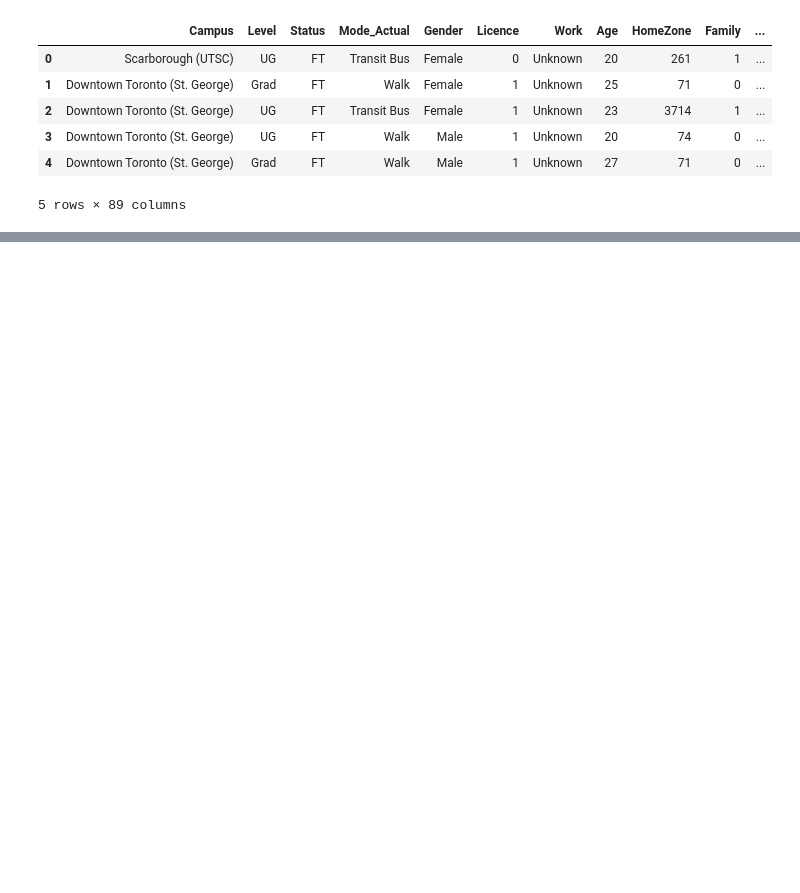
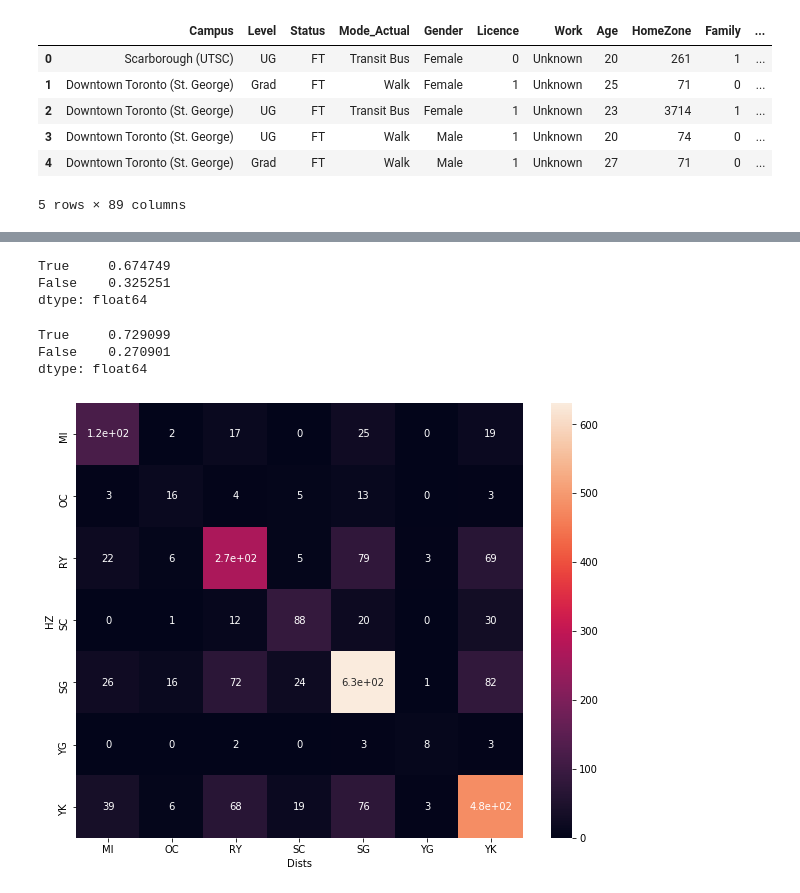
Before and after one commit to gonzaloMS-2000/PORPOS-TMG, a Jupyter notebook: Random_Forest/RF_Predictions.ipynb, the cells around one changed output, grey strips where cells are left out. Saved outputs shown, nothing was run; the diff lists cells and outputs as text; code cells hidden in the pictures; blank space fills up the shorter version.

Commit message:
Dist predictions

```diff
--- a/Random_Forest/RF_Predictions.ipynb
+++ b/Random_Forest/RF_Predictions.ipynb
@@ -91,2 +66,24 @@ Name: RF_Prediction, dtype: int64
+# %%
+(full_zones_df['HZ'] == full_zones_df['Dists']).value_counts(normalize=True)
+# %% [output]
+True     0.674749
+False    0.325251
+dtype: float64
+# %%
+temp = full_zones_df[full_zones_df['Origin'] < 4000]
+(temp['HZ'] == temp['Dists']).value_counts(normalize=True)
+# %% [output]
+True     0.729099
+False    0.270901
+dtype: float64
+# %%
+import seaborn as sn
+import matplotlib.pyplot as plt
+
+plt.figure(figsize=(10,8))
+sn.heatmap(pd.crosstab(full_zones_df['HZ'], full_zones_df['Dists']), annot=True)
+plt.show()
+# %% [output]
+[figure, added]
 # %%
 full_zones_df.to_csv('../Data/SMTO_2015/RF_Predictions.csv', index=False)
```
Also changed, not shown: parts of 8 cells of this notebook, 1 other file.
